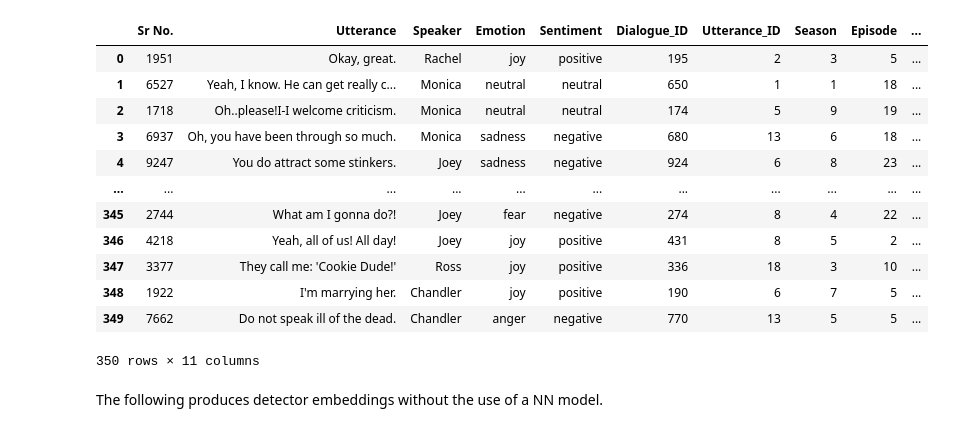
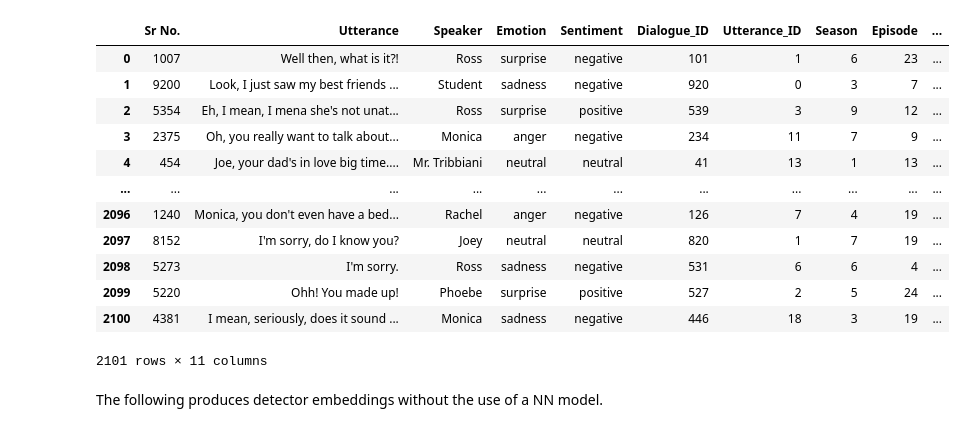
Before and after one commit to isevr/TVEmotion, a Jupyter notebook: final.ipynb, the cells around one changed output. Saved outputs shown, nothing was run; the diff lists cells and outputs as text; code cells hidden in the pictures.

```diff
--- a/final.ipynb
+++ b/final.ipynb
@@ -43,26 +55,26 @@ early_stopping_callback = tf.keras.callbacks.EarlyStopping(
 # %%
 min_size = df.Sentiment.value_counts().min()
 
 dataframes = []
 
 for emotion in df.Sentiment.unique():
     dataframes.append(df[df.Sentiment == emotion].sample(min_size, ignore_index=True))
 
-df = pd.concat(dataframes, ignore_index=True)             #uncomment for balancing
-df = df.sample(frac=0.05, ignore_index=True)
+df = pd.concat(dataframes, ignore_index=True)
+df = df.sample(frac=0.3, ignore_index=True)
 df
 # %% [output]
 |  | Sr No. | Utterance | Speaker | Emotion | Sentiment | Dialogue_ID | Utterance_ID | Season | Episode | ... |
-| 0 | 1951 | Okay, great. | Rachel | joy | positive | 195 | 2 | 3 | 5 | ... |
-| 1 | 6527 | Yeah, I know. He can get really c... | Monica | neutral | neutral | 650 | 1 | 1 | 18 | ... |
-| 2 | 1718 | Oh..please!I-I welcome criticism. | Monica | neutral | neutral | 174 | 5 | 9 | 19 | ... |
-| 3 | 6937 | Oh, you have been through so much. | Monica | sadness | negative | 680 | 13 | 6 | 18 | ... |
-| 4 | 9247 | You do attract some stinkers. | Joey | sadness | negative | 924 | 6 | 8 | 23 | ... |
+| 0 | 1007 | Well then, what is it?! | Ross | surprise | negative | 101 | 1 | 6 | 23 | ... |
+| 1 | 9200 | Look, I just saw my best friends ... | Student | sadness | negative | 920 | 0 | 3 | 7 | ... |
+| 2 | 5354 | Eh, I mean, I mena she's not unat... | Ross | surprise | positive | 539 | 3 | 9 | 12 | ... |
+| 3 | 2375 | Oh, you really want to talk about... | Monica | anger | negative | 234 | 11 | 7 | 9 | ... |
+| 4 | 454 | Joe, your dad's in love big time.... | Mr. Tribbiani | neutral | neutral | 41 | 13 | 1 | 13 | ... |
 | ... | ... | ... | ... | ... | ... | ... | ... | ... | ... | ... |
-| 345 | 2744 | What am I gonna do?! | Joey | fear | negative | 274 | 8 | 4 | 22 | ... |
-| 346 | 4218 | Yeah, all of us! All day! | Joey | joy | positive | 431 | 8 | 5 | 2 | ... |
-| 347 | 3377 | They call me: 'Cookie Dude!' | Ross | joy | positive | 336 | 18 | 3 | 10 | ... |
-| 348 | 1922 | I'm marrying her. | Chandler | joy | positive | 190 | 6 | 7 | 5 | ... |
-| 349 | 7662 | Do not speak ill of the dead. | Chandler | anger | negative | 770 | 13 | 5 | 5 | ... |
+| 2096 | 1240 | Monica, you don't even have a bed... | Rachel | anger | negative | 126 | 7 | 4 | 19 | ... |
+| 2097 | 8152 | I'm sorry, do I know you? | Joey | neutral | neutral | 820 | 1 | 7 | 19 | ... |
+| 2098 | 5273 | I'm sorry. | Ross | sadness | negative | 531 | 6 | 6 | 4 | ... |
+| 2099 | 5220 | Ohh! You made up! | Phoebe | surprise | positive | 527 | 2 | 5 | 24 | ... |
+| 2100 | 4381 | I mean, seriously, does it sound ... | Monica | sadness | negative | 446 | 18 | 3 | 19 | ... |
-350 rows × 11 columns
+2101 rows × 11 columns
 # %%
```
Also changed, not shown: parts of 54 cells of this notebook, 2 other files.
